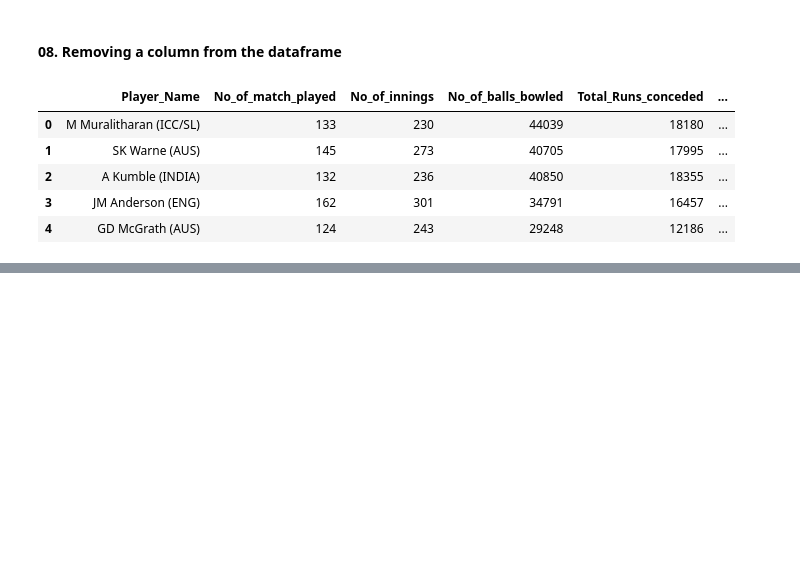
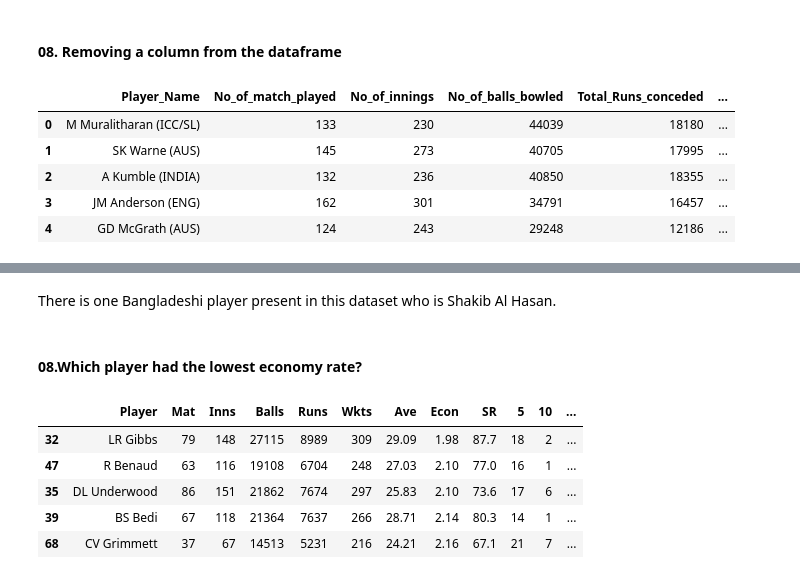
Before and after one commit to sumanbiswas3293/Test_Cricket_Bowling_Analysis, a Jupyter notebook: test_cricket_analysis.ipynb, the cells around one changed output, grey strips where cells are left out. Cells and saved outputs as stored; diff of their text form; code cells hidden in the pictures; blank space fills up the shorter version.

```diff
--- a/test_cricket_analysis.ipynb
+++ b/test_cricket_analysis.ipynb
@@ -156,0 +309,14 @@ display(df.head())
+# %% [markdown]
+There is  one Bangladeshi player present in this dataset who is Shakib Al Hasan.
+# %% [markdown]
+#### 08.Which player had the lowest economy rate?
+# %%
+# sorting by lowest Econ
+data.sort_values(by='Econ', ascending = True).head()
+# %% [output]
+|  | Player | Mat | Inns | Balls | Runs | Wkts | Ave | Econ | SR | 5 | 10 | ... |
+| 32 | LR Gibbs | 79 | 148 | 27115 | 8989 | 309 | 29.09 | 1.98 | 87.7 | 18 | 2 | ... |
+| 47 | R Benaud | 63 | 116 | 19108 | 6704 | 248 | 27.03 | 2.10 | 77.0 | 16 | 1 | ... |
+| 35 | DL Underwood | 86 | 151 | 21862 | 7674 | 297 | 25.83 | 2.10 | 73.6 | 17 | 6 | ... |
+| 39 | BS Bedi | 67 | 118 | 21364 | 7637 | 266 | 28.71 | 2.14 | 80.3 | 14 | 1 | ... |
+| 68 | CV Grimmett | 37 | 67 | 14513 | 5231 | 216 | 24.21 | 2.16 | 67.1 | 21 | 7 | ... |
```
Also changed, not shown: parts of 32 cells of this notebook.
